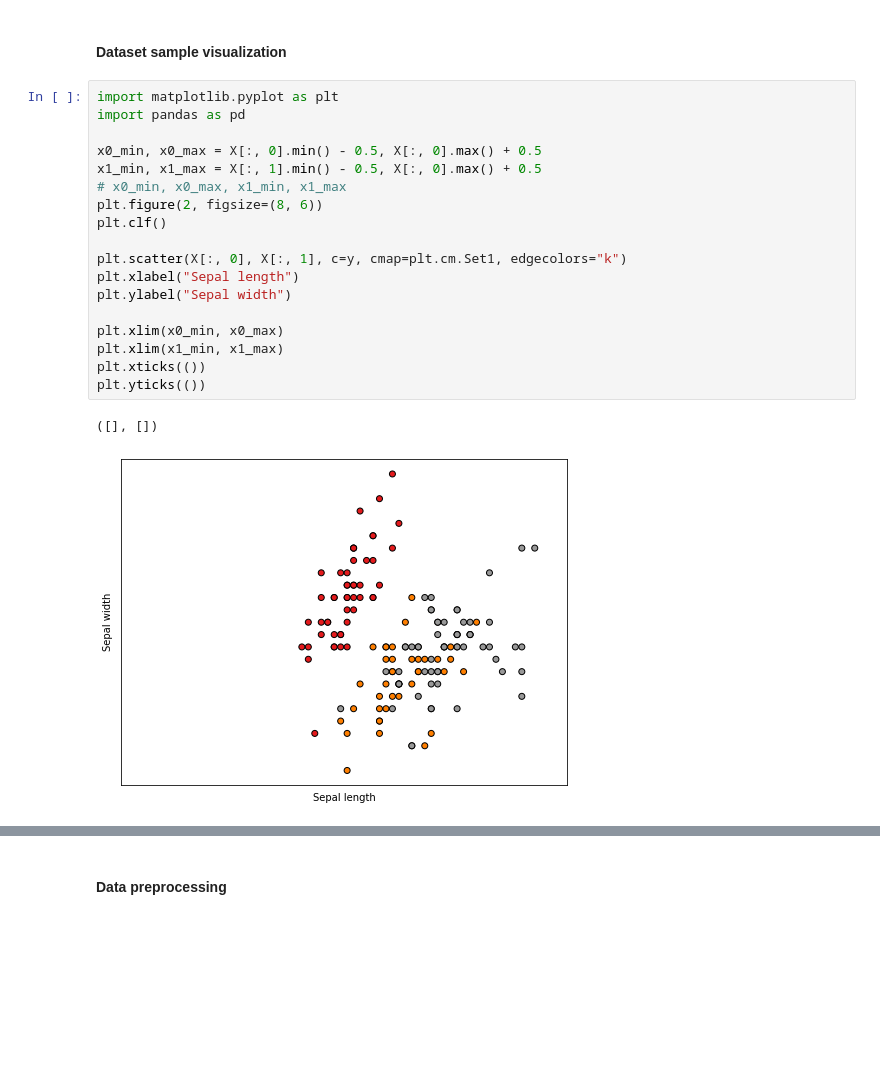
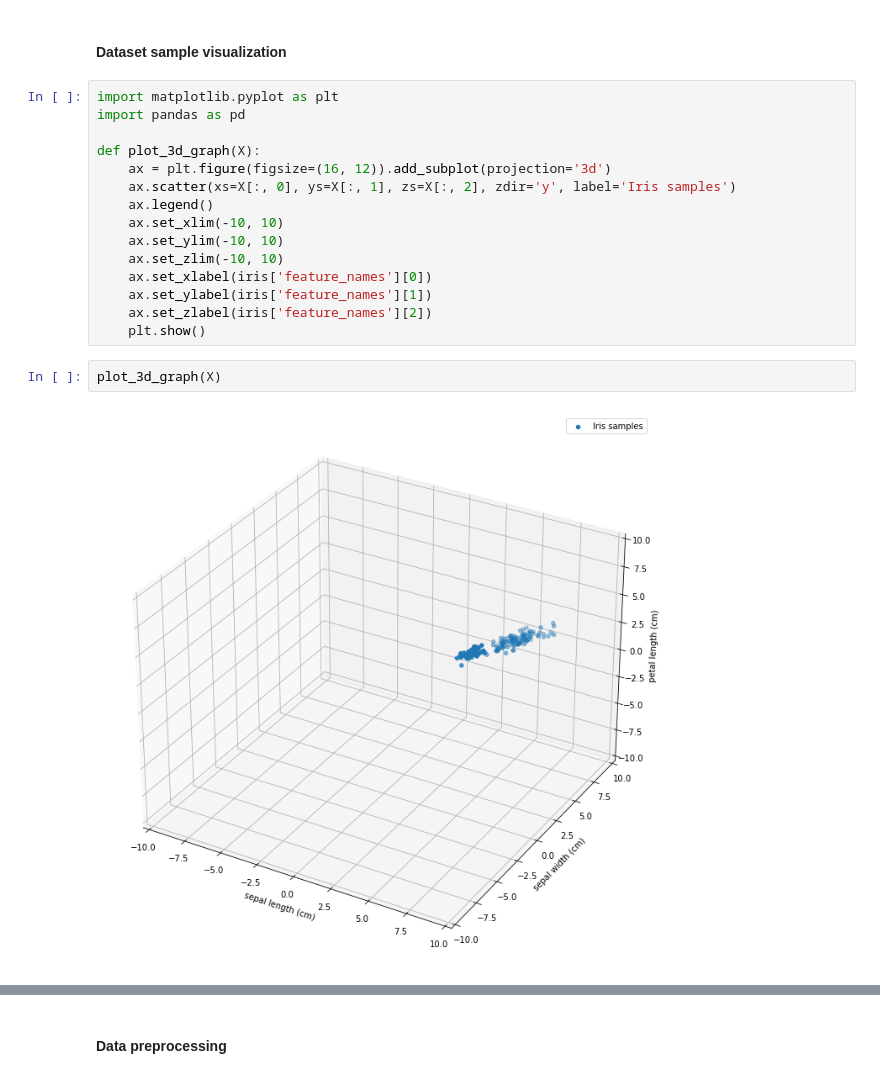
Before and after one commit to manuelmaior29/ds-playground, a Jupyter notebook: micrograd/application_iris.ipynb, the cells around one changed output, grey strips where cells are left out. Drawn from its saved outputs; the diff is of its cells as text; blank space fills up the shorter version.

Commit message:
Added some 3D visualization of the iris dataset

```diff
--- a/micrograd/application_iris.ipynb
+++ b/micrograd/application_iris.ipynb
@@ -12,26 +10,24 @@ array(['setosa', 'versicolor', 'virginica'], dtype='<U10')
 # %% [markdown]
 #### Dataset sample visualization
-# %%
-import matplotlib.pyplot as plt
-import pandas as pd
-
-x0_min, x0_max = X[:, 0].min() - 0.5, X[:, 0].max() + 0.5
-x1_min, x1_max = X[:, 1].min() - 0.5, X[:, 0].max() + 0.5
-# x0_min, x0_max, x1_min, x1_max
-plt.figure(2, figsize=(8, 6))
-plt.clf()
-
-plt.scatter(X[:, 0], X[:, 1], c=y, cmap=plt.cm.Set1, edgecolors="k")
-plt.xlabel("Sepal length")
-plt.ylabel("Sepal width")
-
-plt.xlim(x0_min, x0_max)
-plt.xlim(x1_min, x1_max)
-plt.xticks(())
-plt.yticks(())
-# %% [output]
-([], [])
-[figure, removed]
+# %%
+import matplotlib.pyplot as plt
+import pandas as pd
+
+def plot_3d_graph(X):
+    ax = plt.figure(figsize=(16, 12)).add_subplot(projection='3d')
+    ax.scatter(xs=X[:, 0], ys=X[:, 1], zs=X[:, 2], zdir='y', label='Iris samples')
+    ax.legend()
+    ax.set_xlim(-10, 10)
+    ax.set_ylim(-10, 10)
+    ax.set_zlim(-10, 10)
+    ax.set_xlabel(iris['feature_names'][0])
+    ax.set_ylabel(iris['feature_names'][1])
+    ax.set_zlabel(iris['feature_names'][2])
+    plt.show()
+# %%
+plot_3d_graph(X)
+# %% [output]
+[figure, added]
 # %%
 import numpy as np
 import random
```
Also changed, not shown: parts of 4 cells of this notebook.
